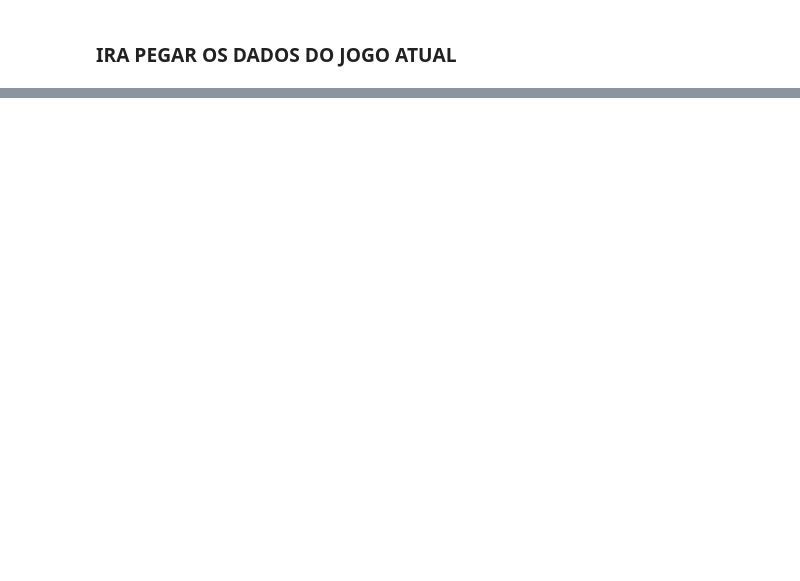
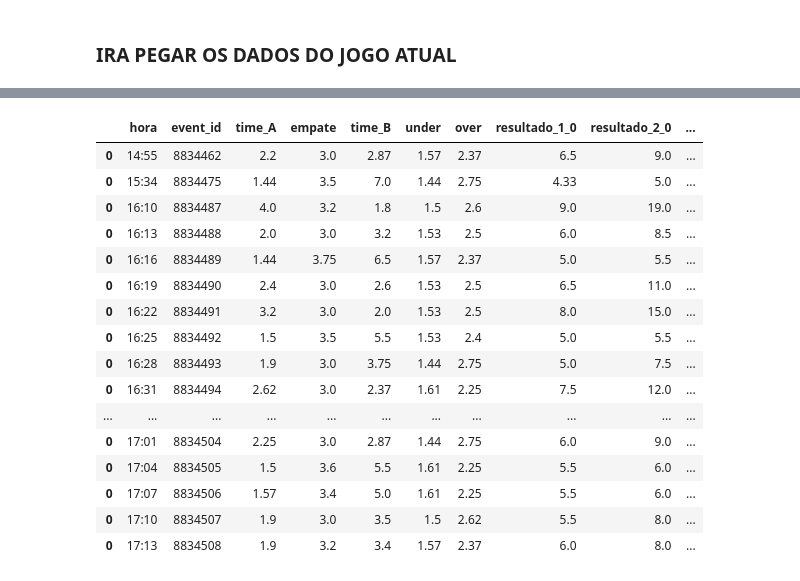
Before and after one commit to nomadbitcoin/ten_minutes_prediction, a Jupyter notebook: futebol_virtual/new_get_odds.ipynb, the cells around one changed output, grey strips where cells are left out. Saved outputs shown, nothing was run; the diff lists cells and outputs as text; code cells hidden in the pictures; blank space fills up the shorter version.

```diff
--- a/futebol_virtual/new_get_odds.ipynb
+++ b/futebol_virtual/new_get_odds.ipynb
@@ -73,9 +70,10 @@ while True:
     event_id = informacoes.get('data-eventid')
 
     if event_id not in data['event_id'].tolist():
-
-        tabela_dados = evento_atual.find('div',{'class':'content eventid-' + str(event_id)})
-
+        try:
+            tabela_dados = evento_atual.find('div',{'class':'content eventid-' + str(event_id)})
+        except Exception as error:
+            if
         event_name = tabela_dados.find('div',{'class':'event-name'}).text
 
         probabilidades = tabela_dados.find('div',{'class':'market type-match_odds'}).find_all('div',{'class':'bet-button'})
@@ -100,8 +98,8 @@ while True:
         resultado_2_2 = resultado_correto[7].find('span',{'class':'ui-runner-price'}).text.replace('\n','')
 
         #para os resultados do time 2
-        resultado_0_0 = resultado_correto[9].find('span',{'class':'ui-runner-price'}).text.replace('\n','')
-        resultado_0_1 = resultado_correto[10].find('span',{'class':'ui-runner-price'}).text.replace('\n','')
+        resultado_0_1 = resultado_correto[9].find('span',{'class':'ui-runner-price'}).text.replace('\n','')
+        resultado_0_2 = resultado_correto[10].find('span',{'class':'ui-runner-price'}).text.replace('\n','')
         resultado_1_2 = resultado_correto[11].find('span',{'class':'ui-runner-price'}).text.replace('\n','')
 
         dupla_chance = tabela_dados.find('div',{'class':'market type-double_chance'}).find_all('div',{'class':'bet-button'})
@@ -134 +128,21 @@ dados salvos 19:05:49
 KeyboardInterrupt:
+# %%
+data_event
+# %% [output]
+|  | hora | event_id | time_A | empate | time_B | under | over | resultado_1_0 | resultado_2_0 | ... |
+| 0 | 14:55 | 8834462 | 2.2 | 3.0 | 2.87 | 1.57 | 2.37 | 6.5 | 9.0 | ... |
+| 0 | 15:34 | 8834475 | 1.44 | 3.5 | 7.0 | 1.44 | 2.75 | 4.33 | 5.0 | ... |
+| 0 | 16:10 | 8834487 | 4.0 | 3.2 | 1.8 | 1.5 | 2.6 | 9.0 | 19.0 | ... |
+| 0 | 16:13 | 8834488 | 2.0 | 3.0 | 3.2 | 1.53 | 2.5 | 6.0 | 8.5 | ... |
+| 0 | 16:16 | 8834489 | 1.44 | 3.75 | 6.5 | 1.57 | 2.37 | 5.0 | 5.5 | ... |
+| 0 | 16:19 | 8834490 | 2.4 | 3.0 | 2.6 | 1.53 | 2.5 | 6.5 | 11.0 | ... |
+| 0 | 16:22 | 8834491 | 3.2 | 3.0 | 2.0 | 1.53 | 2.5 | 8.0 | 15.0 | ... |
+| 0 | 16:25 | 8834492 | 1.5 | 3.5 | 5.5 | 1.53 | 2.4 | 5.0 | 5.5 | ... |
+| 0 | 16:28 | 8834493 | 1.9 | 3.0 | 3.75 | 1.44 | 2.75 | 5.0 | 7.5 | ... |
+| 0 | 16:31 | 8834494 | 2.62 | 3.0 | 2.37 | 1.61 | 2.25 | 7.5 | 12.0 | ... |
+| ... | ... | ... | ... | ... | ... | ... | ... | ... | ... | ... |
+| 0 | 17:01 | 8834504 | 2.25 | 3.0 | 2.87 | 1.44 | 2.75 | 6.0 | 9.0 | ... |
+| 0 | 17:04 | 8834505 | 1.5 | 3.6 | 5.5 | 1.61 | 2.25 | 5.5 | 6.0 | ... |
+| 0 | 17:07 | 8834506 | 1.57 | 3.4 | 5.0 | 1.61 | 2.25 | 5.5 | 6.0 | ... |
+| 0 | 17:10 | 8834507 | 1.9 | 3.0 | 3.5 | 1.5 | 2.62 | 5.5 | 8.0 | ... |
+| 0 | 17:13 | 8834508 | 1.9 | 3.2 | 3.4 | 1.57 | 2.37 | 6.0 | 8.0 | ... |
```
Also changed, not shown: parts of 2 cells of this notebook, 1 other file.
